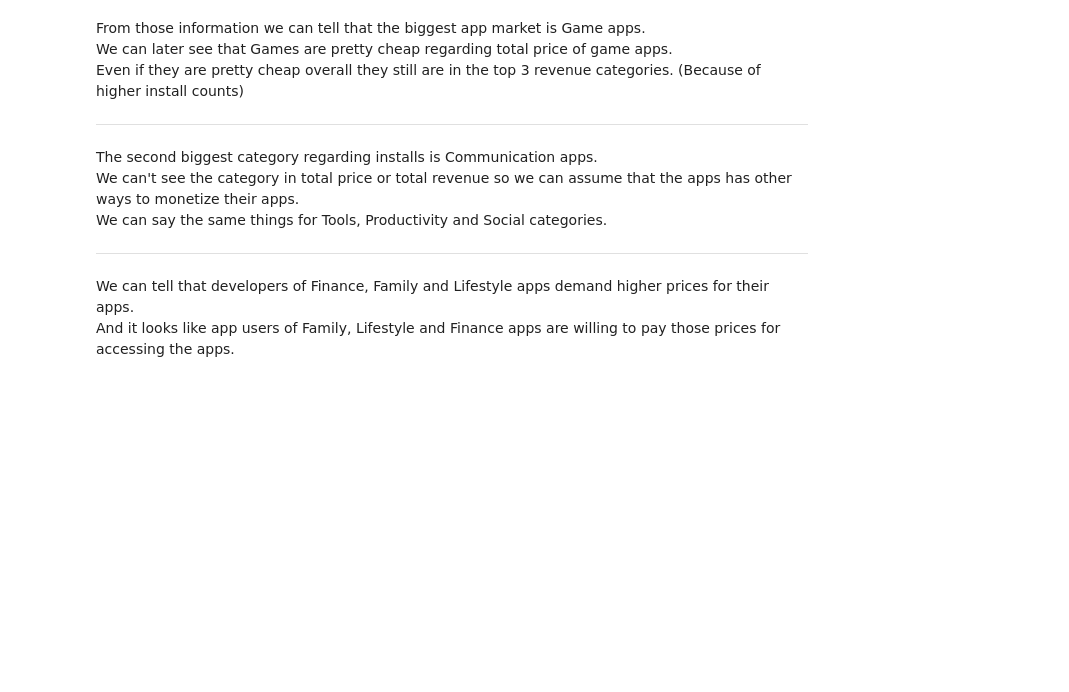
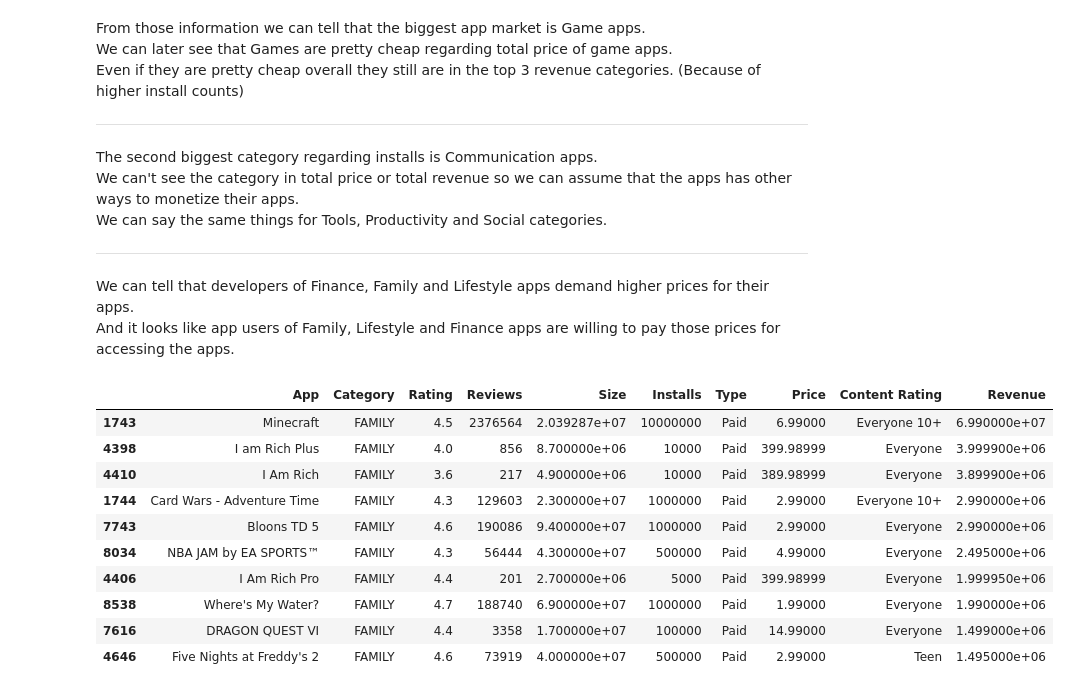
Before and after one commit to bahaozsahin/Develhope_Project-2_team-3, a Jupyter notebook: week2/week2_Baha.ipynb, the cells around one changed output. Drawn from its saved outputs; the diff is of its cells as text; code cells hidden in the pictures; blank space fills up the shorter version.

```diff
--- a/week2/week2_Baha.ipynb
+++ b/week2/week2_Baha.ipynb
@@ -171,3 +171,18 @@ We can say the same things for Tools, Productivity and Social categories.
 
 We can tell that developers of Finance, Family and Lifestyle apps demand higher prices for their apps. <br>
 And it looks like app users of Family, Lifestyle and Finance apps are willing to pay those prices for accessing the apps.
+# %%
+#I wanted to check the top performing apps revenue wise but they all are games sadly
+data.query('Category == "FAMILY" and Type == "Paid"').sort_values('Revenue', ascending= False).head(10)
+# %% [output]
+|  | App | Category | Rating | Reviews | Size | Installs | Type | Price | Content Rating | Revenue |
+| 1743 | Minecraft | FAMILY | 4.5 | 2376564 | 2.039287e+07 | 10000000 | Paid | 6.99000 | Everyone 10+ | 6.990000e+07 |
+| 4398 | I am Rich Plus | FAMILY | 4.0 | 856 | 8.700000e+06 | 10000 | Paid | 399.98999 | Everyone | 3.999900e+06 |
+| 4410 | I Am Rich | FAMILY | 3.6 | 217 | 4.900000e+06 | 10000 | Paid | 389.98999 | Everyone | 3.899900e+06 |
+| 1744 | Card Wars - Adventure Time | FAMILY | 4.3 | 129603 | 2.300000e+07 | 1000000 | Paid | 2.99000 | Everyone 10+ | 2.990000e+06 |
+| 7743 | Bloons TD 5 | FAMILY | 4.6 | 190086 | 9.400000e+07 | 1000000 | Paid | 2.99000 | Everyone | 2.990000e+06 |
+| 8034 | NBA JAM by EA SPORTS™ | FAMILY | 4.3 | 56444 | 4.300000e+07 | 500000 | Paid | 4.99000 | Everyone | 2.495000e+06 |
+| 4406 | I Am Rich Pro | FAMILY | 4.4 | 201 | 2.700000e+06 | 5000 | Paid | 399.98999 | Everyone | 1.999950e+06 |
+| 8538 | Where's My Water? | FAMILY | 4.7 | 188740 | 6.900000e+07 | 1000000 | Paid | 1.99000 | Everyone | 1.990000e+06 |
+| 7616 | DRAGON QUEST VI | FAMILY | 4.4 | 3358 | 1.700000e+07 | 100000 | Paid | 14.99000 | Everyone | 1.499000e+06 |
+| 4646 | Five Nights at Freddy's 2 | FAMILY | 4.6 | 73919 | 4.000000e+07 | 500000 | Paid | 2.99000 | Teen | 1.495000e+06 |
```
Also changed, not shown: parts of 3 cells of this notebook.
